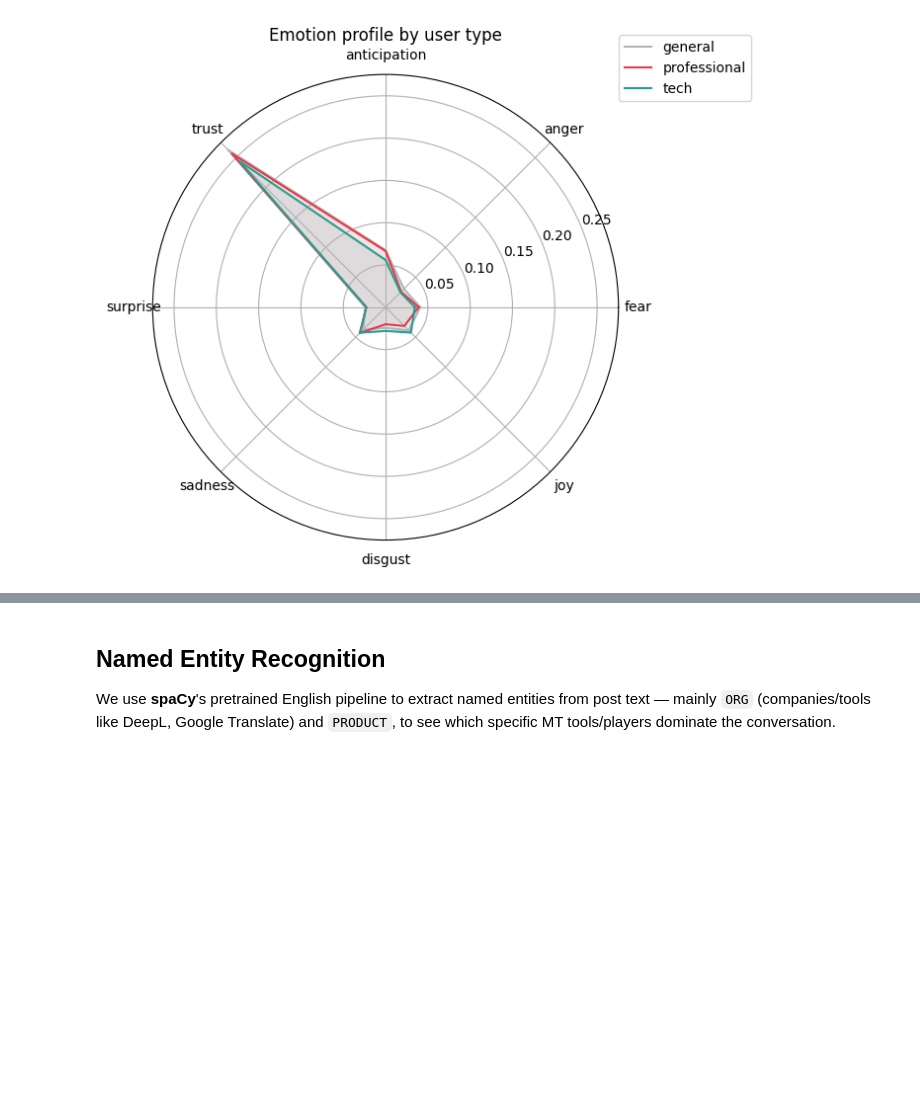
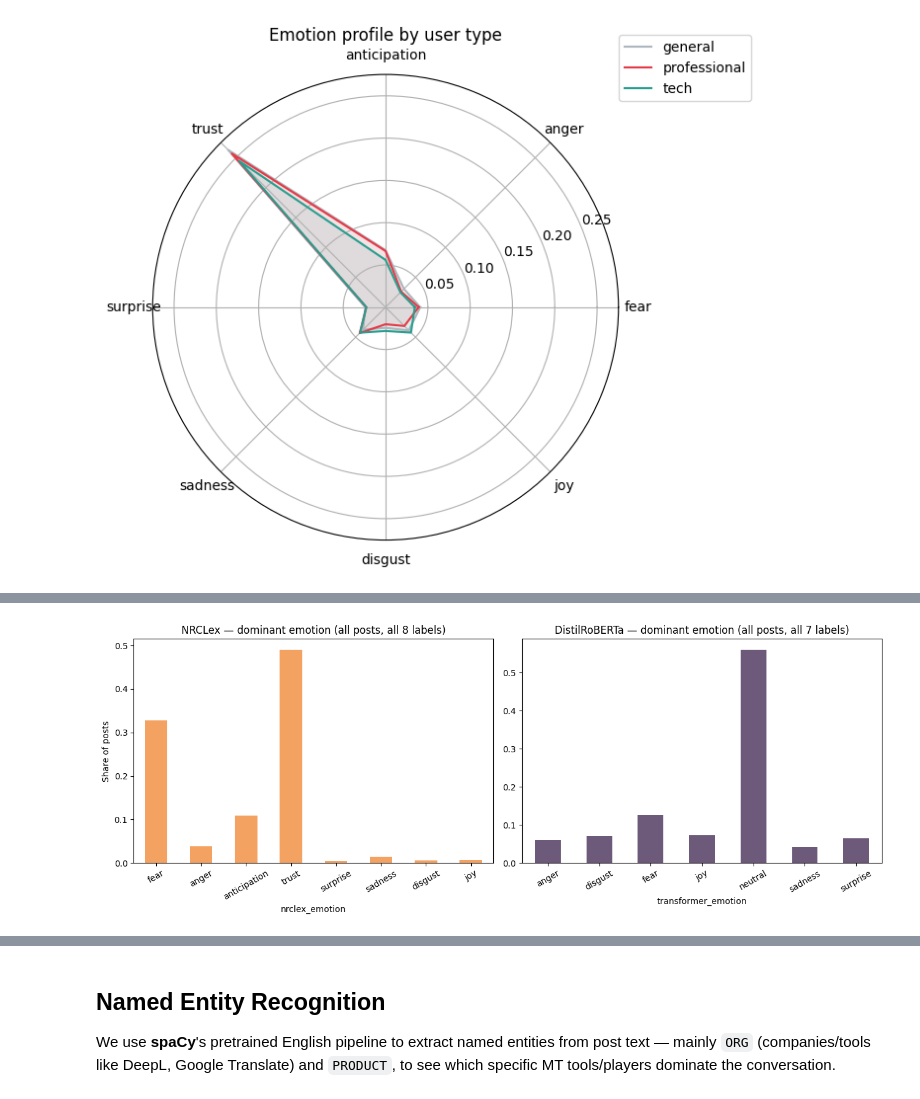
Before and after one commit to stalidzane/bluesky-mt-discourse, a Jupyter notebook: content_analysis.ipynb, the cells around one changed output, grey strips where cells are left out. Cells and saved outputs as stored; diff of their text form; code cells hidden in the pictures; blank space fills up the shorter version.

```diff
--- a/content_analysis.ipynb
+++ b/content_analysis.ipynb
@@ -339,0 +453,19 @@ tech          0.042
+# %%
+fig, axes = plt.subplots(1, 2, figsize=(13, 5))
+
+df['nrclex_emotion'].value_counts(normalize=True).reindex(EMOTIONS).plot(
+    kind='bar', ax=axes[0], color='#f4a261')
+axes[0].set_title('NRCLex — dominant emotion (all posts, all 8 labels)')
+axes[0].set_ylabel('Share of posts')
+axes[0].tick_params(axis='x', rotation=30)
+
+df['transformer_emotion'].value_counts(normalize=True).reindex(
+    TRANSFORMER_EMOTION_LABELS).plot(kind='bar', ax=axes[1], color='#6d597a')
+axes[1].set_title('DistilRoBERTa — dominant emotion (all posts, all 7 labels)')
+axes[1].tick_params(axis='x', rotation=30)
+
+plt.tight_layout()
+plt.savefig(DATA_DIR + 'emotion_tool_comparison.png', dpi=150, bbox_inches='tight')
+plt.show()
+# %% [output]
+[figure, added]
```
Also changed, not shown: parts of 11 cells of this notebook, 3 other files.
